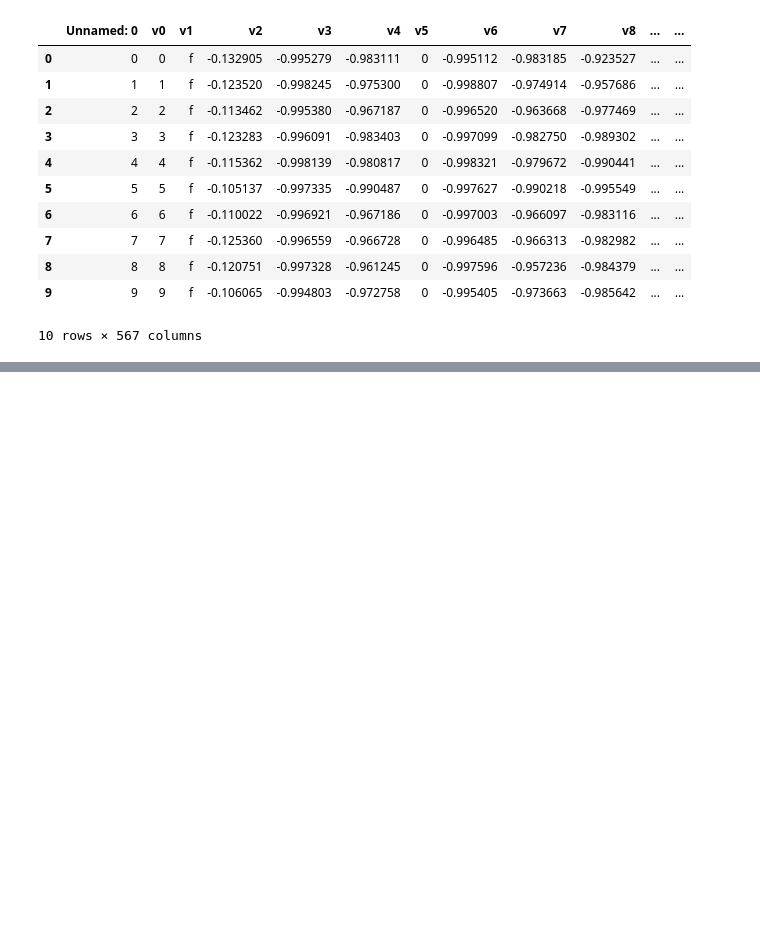
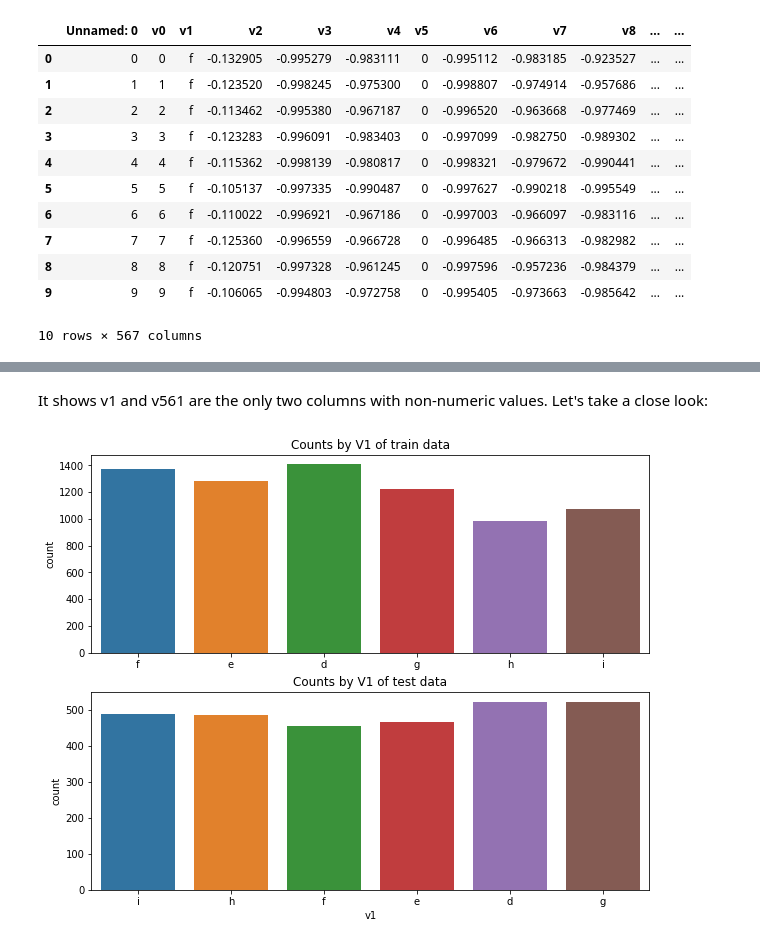
Before and after one commit to geqiao/task1, a Jupyter notebook: task1.ipynb, the cells around one changed output, grey strips where cells are left out. Saved outputs shown, nothing was run; the diff lists cells and outputs as text; code cells hidden in the pictures; blank space fills up the shorter version.

```diff
--- a/task1.ipynb
+++ b/task1.ipynb
@@ -28,0 +60,12 @@ plt.title('Counts by label');
+# %% [markdown]
+It shows v1 and v561 are the only two columns with non-numeric values. Let's take a close look:
+# %%
+_,ax=plt.subplots(2)
+sbn.countplot(x='v1', data=raw_train_data, ax = ax[0])
+sbn.countplot(x='v1', data=raw_test_data, ax = ax[1])
+ax[0].set_title('Counts by V1 of train data')
+ax[0].set_xlabel('')
+ax[1].set_title('Counts by V1 of test data')
+ax[0].set_xlabel('');
+# %% [output]
+[figure, added]
```
Also changed, not shown: parts of 12 cells of this notebook.
